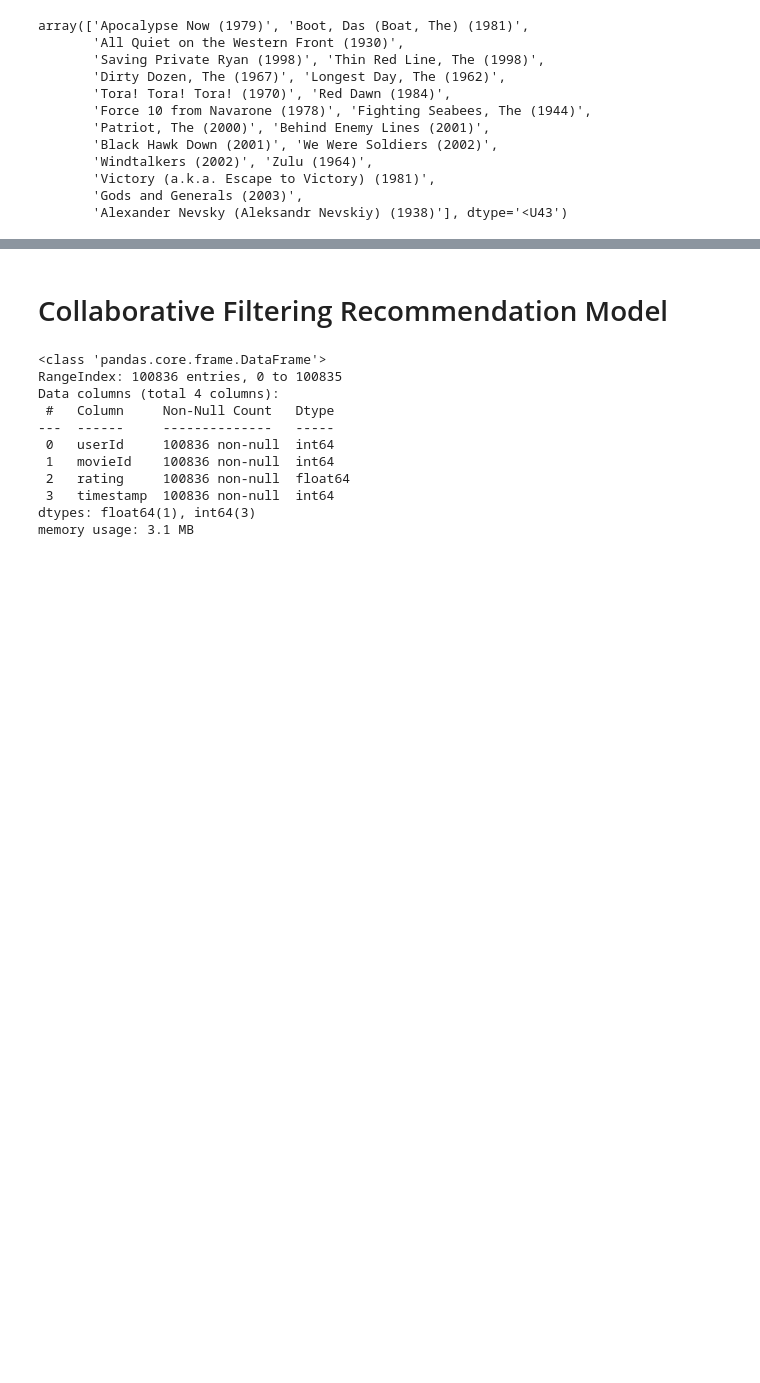
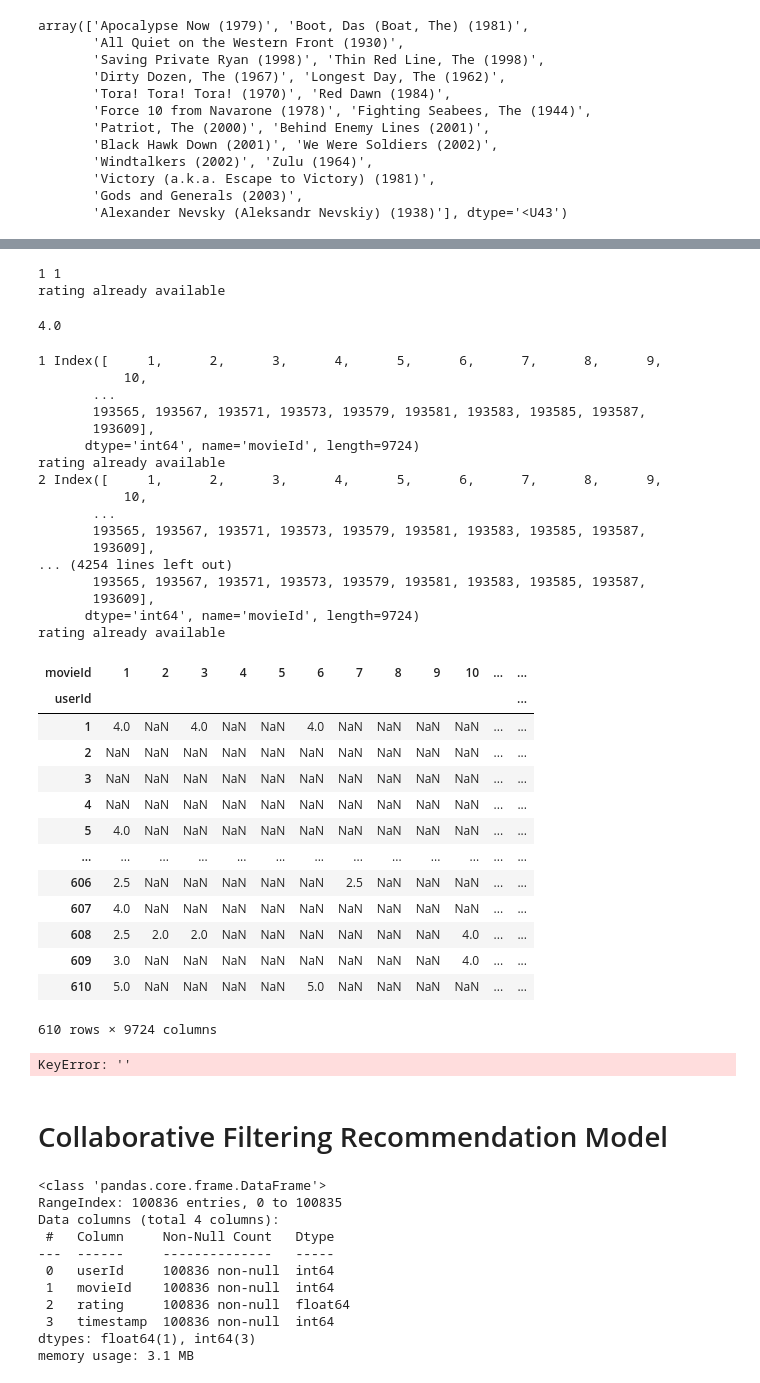
Before and after one commit to ucagub/kaggle_practice, a Jupyter notebook: movielens/data_processing.ipynb, the cells around one changed output, grey strips where cells are left out. Drawn from its saved outputs; the diff is of its cells as text; code cells hidden in the pictures; blank space fills up the shorter version.

Commit message:
trying user based rating prediction on movielens

```diff
--- a/movielens/data_processing.ipynb
+++ b/movielens/data_processing.ipynb
@@ -338,3 +386,78 @@ def predict():
+# %%
+def predict_rating(user: str, item: str) -> float:
+    print(user, item)
+    # check if rating is already available
+    try:
+        print('rating already available')
+        return ratings_pivoted_df.loc[user,item]
+    except KeyError:
+        pass
+
+    # select the users that rated an item
+    # from these users select the top 20 most similar to the target user
+    similar_users_df = (ratings_pivoted_df[item]
+                    .to_frame()
+                    .dropna()
+                    .join(user_corr_df, lsuffix='_l')
+                    .loc[:, ['1_l', str(user)]]
+                    .sort_values(by=str(user), ascending=False)
+                    .iloc[:20,:]
+                    )
+
+    return similar_users_df[str(f'{item}_l')].mean()
+
+
+item = ratings_pivoted_df.columns[0]
+user = ratings_pivoted_df.index[0]
+predict_rating(user, item)
+# selected_users_df.columns
+# %% [output]
+1 1
+rating already available
+4.0
+# %%
+def fill_ratings(rows):
+    return [predict_rating(rows.name, row) for row in rows.index]
+
+
+ratings_filed_df = ratings_pivoted_df.apply(fill_ratings, axis=1)
+ratings_filed_df
+# %% [output]
+1 Index([     1,      2,      3,      4,      5,      6,      7,      8,      9,
+           10,
+       ...
+       193565, 193567, 193571, 193573, 193579, 193581, 193583, 193585, 193587,
+       193609],
+      dtype='int64', name='movieId', length=9724)
+rating already available
+2 Index([     1,      2,      3,      4,      5,      6,      7,      8,      9,
+           10,
+       ...
+       193565, 193567, 193571, 193573, 193579, 193581, 193583, 193585, 193587,
+       193609],
+... (4254 lines left out)
+       193565, 193567, 193571, 193573, 193579, 193581, 193583, 193585, 193587,
+       193609],
+      dtype='int64', name='movieId', length=9724)
+rating already available
+| movieId | 1 | 2 | 3 | 4 | 5 | 6 | 7 | 8 | 9 | 10 | ... | ... |
+| userId |  |  |  |  |  |  |  |  |  |  |  | ... |
+| 1 | 4.0 | NaN | 4.0 | NaN | NaN | 4.0 | NaN | NaN | NaN | NaN | ... | ... |
+| 2 | NaN | NaN | NaN | NaN | NaN | NaN | NaN | NaN | NaN | NaN | ... | ... |
+| 3 | NaN | NaN | NaN | NaN | NaN | NaN | NaN | NaN | NaN | NaN | ... | ... |
+| 4 | NaN | NaN | NaN | NaN | NaN | NaN | NaN | NaN | NaN | NaN | ... | ... |
+| 5 | 4.0 | NaN | NaN | NaN | NaN | NaN | NaN | NaN | NaN | NaN | ... | ... |
+| ... | ... | ... | ... | ... | ... | ... | ... | ... | ... | ... | ... | ... |
+| 606 | 2.5 | NaN | NaN | NaN | NaN | NaN | 2.5 | NaN | NaN | NaN | ... | ... |
+| 607 | 4.0 | NaN | NaN | NaN | NaN | NaN | NaN | NaN | NaN | NaN | ... | ... |
+| 608 | 2.5 | 2.0 | 2.0 | NaN | NaN | NaN | NaN | NaN | NaN | 4.0 | ... | ... |
+| 609 | 3.0 | NaN | NaN | NaN | NaN | NaN | NaN | NaN | NaN | 4.0 | ... | ... |
+| 610 | 5.0 | NaN | NaN | NaN | NaN | 5.0 | NaN | NaN | NaN | NaN | ... | ... |
+610 rows × 9724 columns
+# %%
+ratings_pivoted_df.loc[user, '']
+# %% [output]
+KeyError: ''
 # %% [markdown]
 # Collaborative Filtering Recommendation Model
 # %%
```
Also changed, not shown: parts of 20 cells of this notebook.
